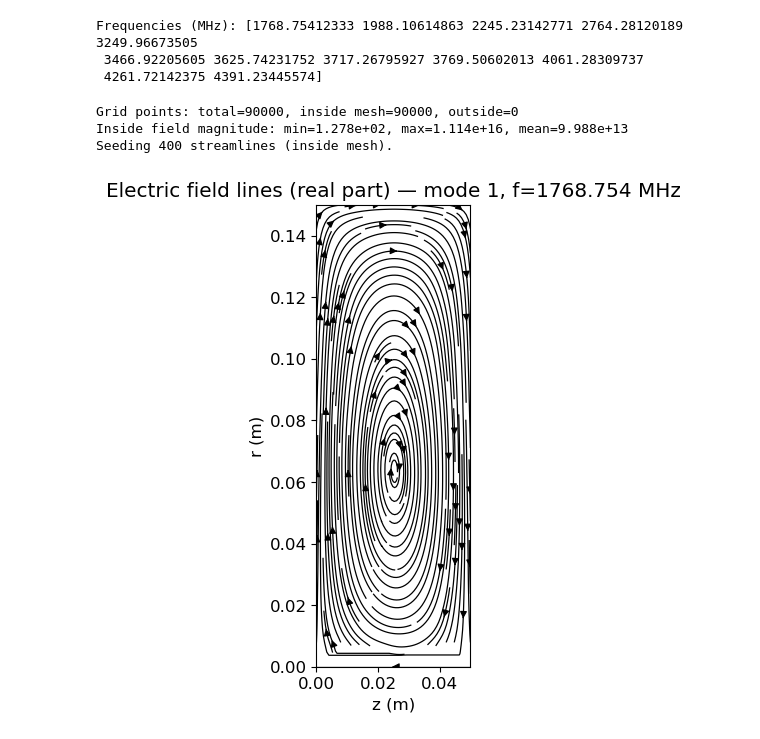
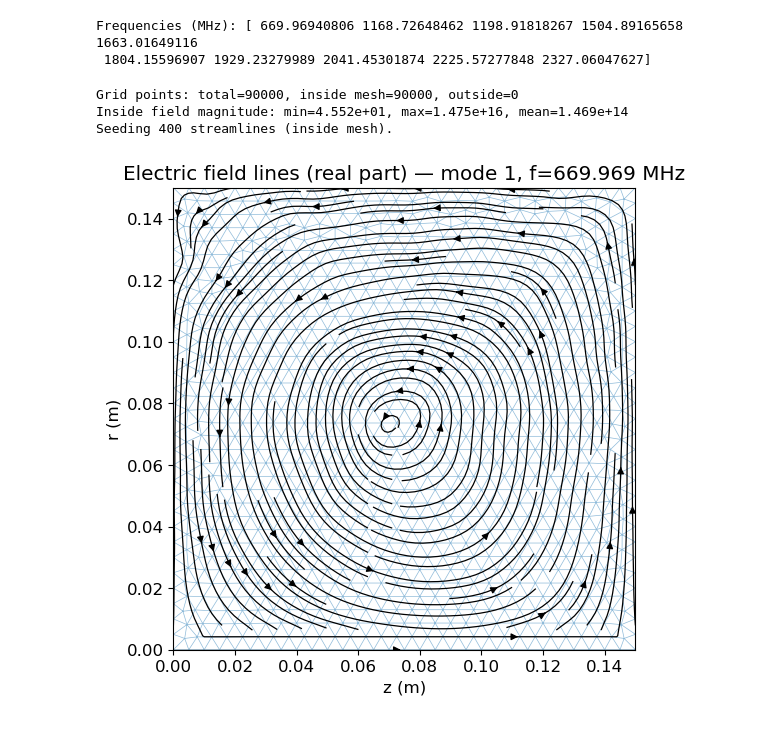
Before and after one commit to frastra2004/hyperfish, a Jupyter notebook: superfish_like/superfish_like.ipynb, the cells around one changed output. Cells and saved outputs as stored; diff of their text form; code cells hidden in the pictures.

```diff
--- a/superfish_like/superfish_like.ipynb
+++ b/superfish_like/superfish_like.ipynb
@@ -14,9 +14,10 @@ plt.rcParams.update({'figure.figsize': (8,6), 'font.size': 12})
 gmsh.initialize()
 gmsh.model.add("cavity_sf_pragmatic")
 
-length = 0.05   # z extent (m)
+length = 0.15   # z extent (m)
 radius = 0.15   # r extent (m)
 mesh_size = 0.005
+r_bore = 0.05     # bore radius (m) --- IGNORE ---
 
 p1 = gmsh.model.geo.addPoint(0.0, 0.0, 0, mesh_size)
 p2 = gmsh.model.geo.addPoint(length, 0.0, 0, mesh_size)
@@ -212,19 +213,7 @@ import scipy.sparse as sp
 # ---------- helper: ensure required variables exist ----------
 n_nodes = points.shape[0]
 
-# If dirichlet_mask or free_idx/perm/A_red/M_red are missing, recreate them (safe)
-try:
-    dirichlet_mask
-except NameError:
-    # recreate dirichlet_mask same way as in Cell 4 (assumes mesh params radius,length,mesh_size exist)
-    tol = 0.6 * mesh_size
-    z = points[:,0]; r = points[:,1]
-    on_r_outer = np.isclose(r, radius, atol=tol)
-    on_z0 = np.isclose(z, 0.0, atol=tol)
-    on_zL = np.isclose(z, length, atol=tol)
-    dirichlet_nodes = np.where(on_r_outer | on_z0 | on_zL)[0]
-    dirichlet_mask = np.zeros(n_nodes, dtype=bool)
-    dirichlet_mask[dirichlet_nodes] = True
+
 
 # free indices and permutation (free DOFs first)
 free_idx = np.where(~dirichlet_mask)[0]
@@ -267,7 +256,7 @@ mrow, total_r = get_node_mass_row_from_Mmat(driving_node, M_mat)
 if total_r <= 0 or len(mrow)==0:
     raise RuntimeError("Driving node's dodecagon has zero r-weighted area or M row is empty. Choose another node.")
 
-I_val = 1.0   # total impressed current (arbitrary units)
+I_val = 100.0   # total impressed current (arbitrary units)
 g_full = np.zeros(n_nodes, dtype=float)
 for j, mval in mrow.items():
     g_full[j] = I_val * (mval / total_r)
@@ -314,14 +303,14 @@ H_full = np.zeros(n_nodes, dtype=np.complex128)
 H_full[perm] = H_perm
 
 # normalize for visualization (optional)
-if np.max(np.abs(H_full)) > 0:
-    H_full = H_full / np.max(np.abs(H_full))
+# if np.max(np.abs(H_full)) > 0:
+#     H_full = H_full / np.max(np.abs(H_full))
 
 print("Solved (A - k^2 M) H = g. Driving node H value (complex) =", H_full[driving_node])
 print("Abs(H_driving) =", abs(H_full[driving_node]))
 
 # ---------- (optional) small frequency sweep to inspect driven response ----------
-do_sweep = False   # set True if you want a quick sweep
+do_sweep = True   # set True if you want a quick sweep
 if do_sweep:
     import matplotlib.pyplot as plt
     c = 299792458.0
@@ -357,6 +347,6 @@ Abs(H_driving) = 0.9220691213687486
 # %%
 # Cell 5 - eigen solve
-k_eigs = 12  # number of eigenpairs
+k_eigs = 10  # number of eigenpairs
 # Use shift-invert around small positive sigma to get smallest positive eigenvalues robustly
 sigma = 0.0
 try:
@@ -378,8 +368,7 @@ freqs = kvals * c / (2*np.pi)
 #print("Frequencies (Hz):", freqs)
 print("Frequencies (MHz):", freqs/1e6)
 # %% [output]
-Frequencies (MHz): [1768.75412333 1988.10614863 2245.23142771 2764.28120189 3249.96673505
- 3466.92205605 3625.74231752 3717.26795927 3769.50602013 4061.28309737
- 4261.72142375 4391.23445574]
+Frequencies (MHz): [ 669.96940806 1168.72648462 1198.91818267 1504.89165658 1663.01649116
+ 1804.15596907 1929.23279989 2041.45301874 2225.57277848 2327.06047627]
 # %%
 # Cell 6 - reconstruct full H for a chosen mode index
@@ -433,17 +422,12 @@ r_safe = np.maximum(r_nodes, 1e-12)
 E_r_nodes = -prefactor * dH_dz
 E_z_nodes =  prefactor * (dH_dr + H_nodes / r_safe)
 
-
-
 # Use real part for instantaneous field snapshot
 Ez_plot = E_z_nodes.real
 Er_plot = E_r_nodes.real
 
-
-
 # triangulation from mesh
 triang = Triangulation(points[:,0], points[:,1], cells)
-
 # 1D coordinate vectors (x = z_grid, y = r_grid)
 nx = 300
 ny = 300
@@ -475,7 +459,6 @@ Ez_grid = np.zeros_like(Z, dtype=float)
 Er_grid = np.zeros_like(Z, dtype=float)
 
 # Evaluate interpolator at inside points and fill arrays
-# Note: calling interpolator on flattened arrays is OK
 pts_x = Z[tri_ids != -1].ravel()
 pts_y = R[tri_ids != -1].ravel()
 vals_Ez = interp_Ez(pts_x, pts_y)
@@ -484,7 +467,6 @@ vals_Er = interp_Er(pts_x, pts_y)
 # LinearTriInterpolator returns masked arrays sometimes; convert to float and handle mask
 def _to_float_arr(v):
     if hasattr(v, "mask"):
-        # masked entries might exist but we only passed in inside-hull pts, so hopefully no mask
         arr = np.array(v.filled(np.nan), dtype=float)
     else:
         arr = np.array(v, dtype=float)
@@ -520,38 +502,39 @@ Er_plot_grid = Er_grid * scale_for_plot
 
 # Choose seed points automatically from inside region (optional). Streamplot can generate seeds itself,
 # but sometimes start_points give more reliable streamlines.
-# Create a grid of seed points spaced within interior bounding box, then keep only seeds inside triangulation:
 seed_nx = 20
 seed_ny = 20
 seed_z = np.linspace(z_min + 1e-6, z_max - 1e-6, seed_nx)
 seed_r = np.linspace(r_min + 1e-6, r_max - 1e-6, seed_ny)
 SZ, SR = np.meshgrid(seed_z, seed_r)
 seed_tri_ids = finder(SZ, SR)
 seed_points = np.column_stack((SZ[seed_tri_ids!=-1].ravel(), SR[seed_tri_ids!=-1].ravel()))
 print(f"Seeding {seed_points.shape[0]} streamlines (inside mesh).")
 
-# Now plot only field lines (no background)
+# Now plot only field lines for E (no background)
 plt.figure(figsize=(8,6))
+plt.triplot(points[:,0], points[:,1], cells, lw=0.5, alpha=0.5)
+plt.gca().set_aspect('equal')
 plt.streamplot(
     z_grid,
     r_grid,
     Ez_plot_grid,    # U (x-direction)
     Er_plot_grid,    # V (y-direction)
     density=2.0,
     linewidth=0.9,
     arrowsize=1.0,
     color='black',
     start_points=seed_points if seed_points.size>0 else None
 )
 plt.title(f"Electric field lines (real part) — mode {mode_index+1}, f={freqs[mode_index]/1e6:.3f} MHz")
 plt.xlabel("z (m)")
 plt.ylabel("r (m)")
 plt.gca().set_aspect('equal')
 plt.xlim(z_min, z_max)
 plt.ylim(r_min, r_max)
 plt.show()
 # %% [output]
 Grid points: total=90000, inside mesh=90000, outside=0
-Inside field magnitude: min=1.278e+02, max=1.114e+16, mean=9.988e+13
+Inside field magnitude: min=4.552e+01, max=1.475e+16, mean=1.469e+14
 Seeding 400 streamlines (inside mesh).
-[figure, old version]
+[figure, new version]
```
Also changed, not shown: parts of 6 cells of this notebook, 8 other files.
